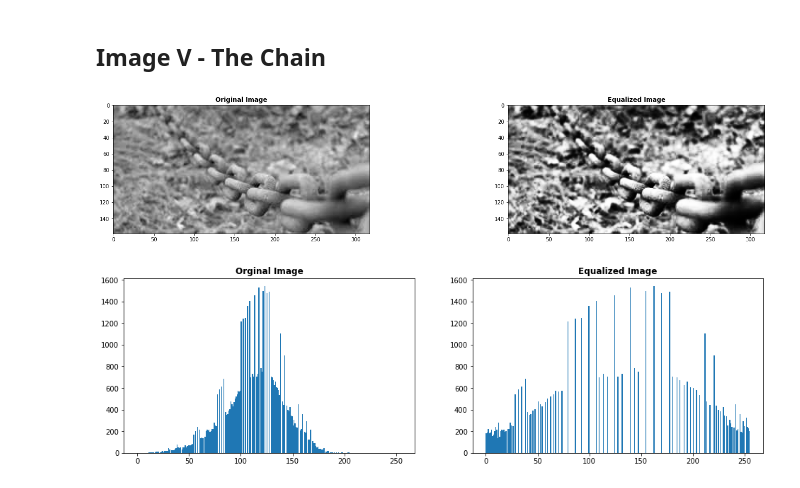
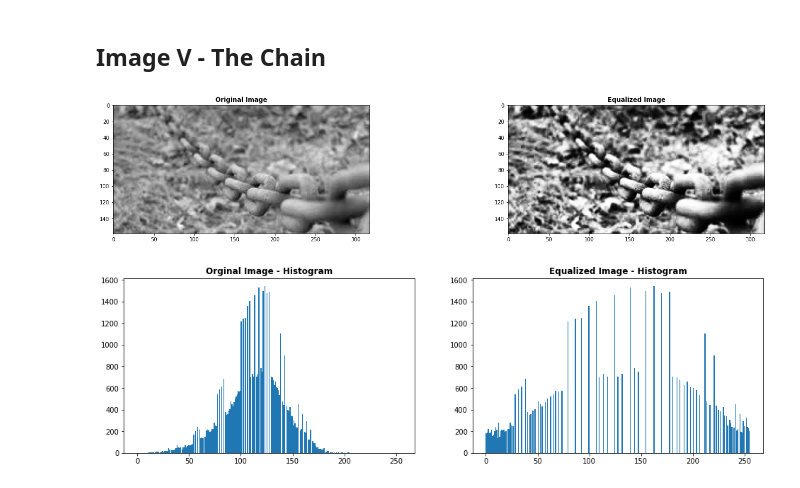
Before and after one commit to Ote-Leo/Guc-Courses, a Jupyter notebook: Computer-Vision/Computer-Vision-Assignment-3/main.ipynb, the cells around one changed output. Drawn from its saved outputs; the diff is of its cells as text; code cells hidden in the pictures.

```diff
--- a/Computer-Vision/Computer-Vision-Assignment-3/main.ipynb
+++ b/Computer-Vision/Computer-Vision-Assignment-3/main.ipynb
@@ -178,8 +178,8 @@ RenderHistograms([image_4, image_4_equalized], ['Orginal Image', 'Equalized Imag
 # %%
 image_5_equalized = CalculateEqualizedImage(image_5, CalculateEqualizedHistogram(CalculateCumulativeHistogram(CalculateHistogram(image_5))))
 
 RenderImage([image_5, image_5_equalized], ['Original Image', 'Equalized Image'], nrows = 2, ncols = 2)
-RenderHistograms([image_5, image_5_equalized], ['Orginal Image', 'Equalized Image'])
+RenderHistograms([image_5, image_5_equalized], ['Orginal Image - Histogram', 'Equalized Image - Histogram'])
 # %% [output]
 [figure]
-[figure, old version]
+[figure, new version]
```
Also changed, not shown: parts of 4 cells of this notebook.
